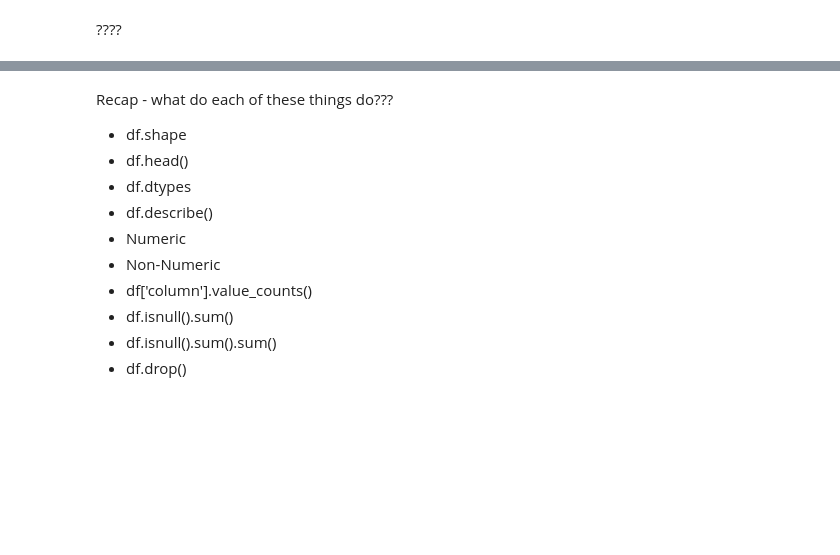
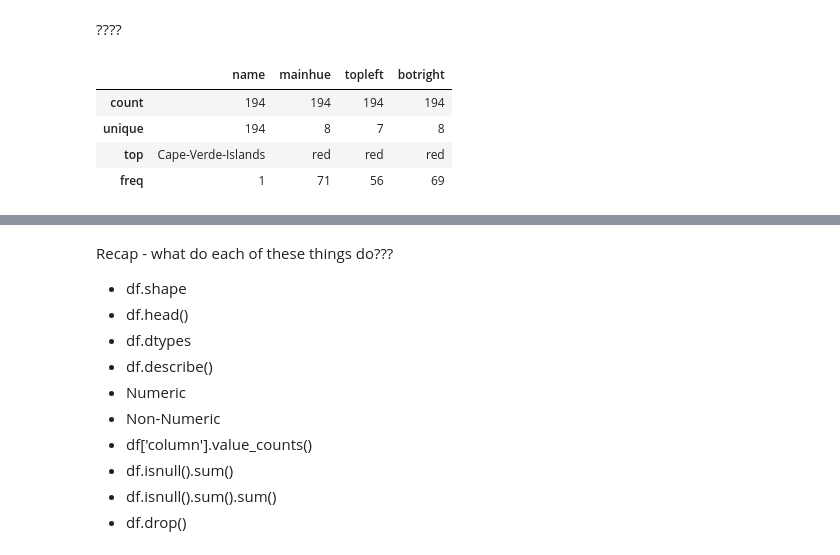
Before and after one commit to write2nk/DS-Unit-1-Sprint-1-Data-Wrangling-and-Storytelling, a Jupyter notebook: module1-exploratory-data-analysis/LS_DS_111_Exploratory_Data_Analysis.ipynb, the cells around one changed output, grey strips where cells are left out. Cells and saved outputs as stored; diff of their text form; code cells hidden in the pictures; blank space fills up the shorter version.

```diff
--- a/module1-exploratory-data-analysis/LS_DS_111_Exploratory_Data_Analysis.ipynb
+++ b/module1-exploratory-data-analysis/LS_DS_111_Exploratory_Data_Analysis.ipynb
@@ -229,5 +323,13 @@ What is the problem here?
 ????
 # %%
 # non-numeric columns
+
+df.describe(exclude='number')
+# %% [output]
+|  | name | mainhue | topleft | botright |
+| count | 194 | 194 | 194 | 194 |
+| unique | 194 | 8 | 7 | 8 |
+| top | Cape-Verde-Islands | red | red | red |
+| freq | 1 | 71 | 56 | 69 |
 # %%
 # accesss a specific column of the dataframe
```
Also changed, not shown: parts of 14 cells of this notebook.
